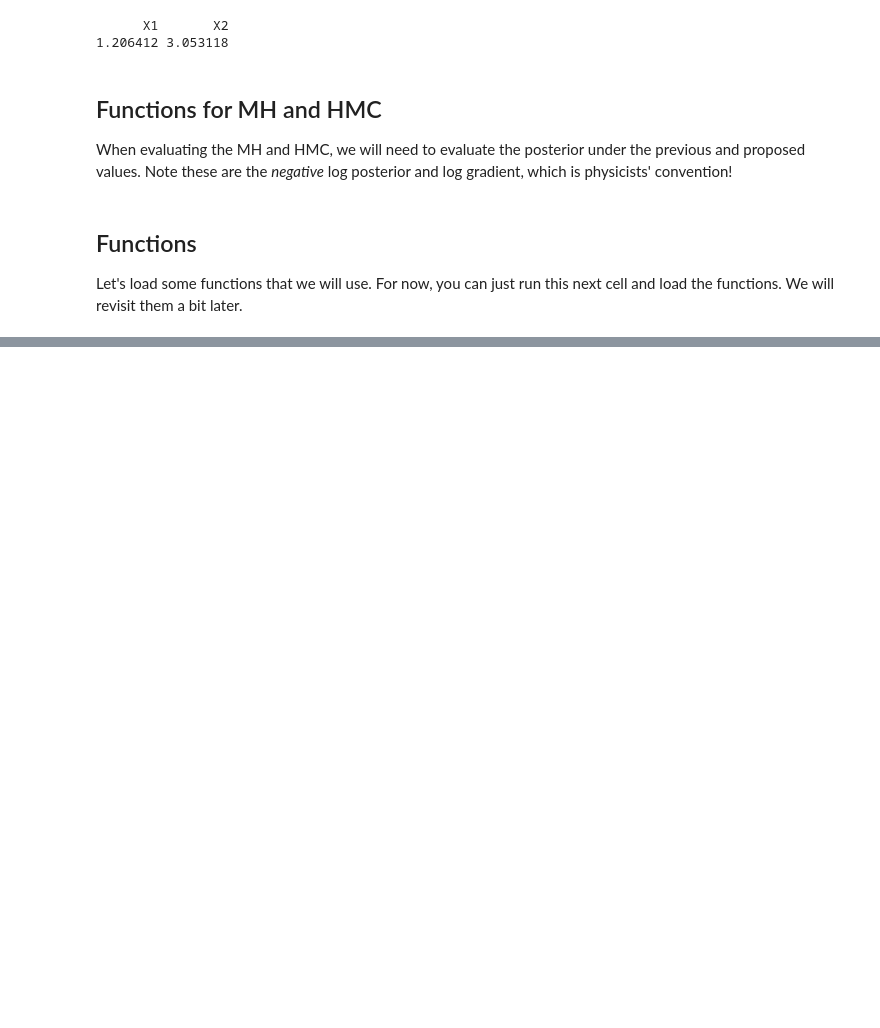
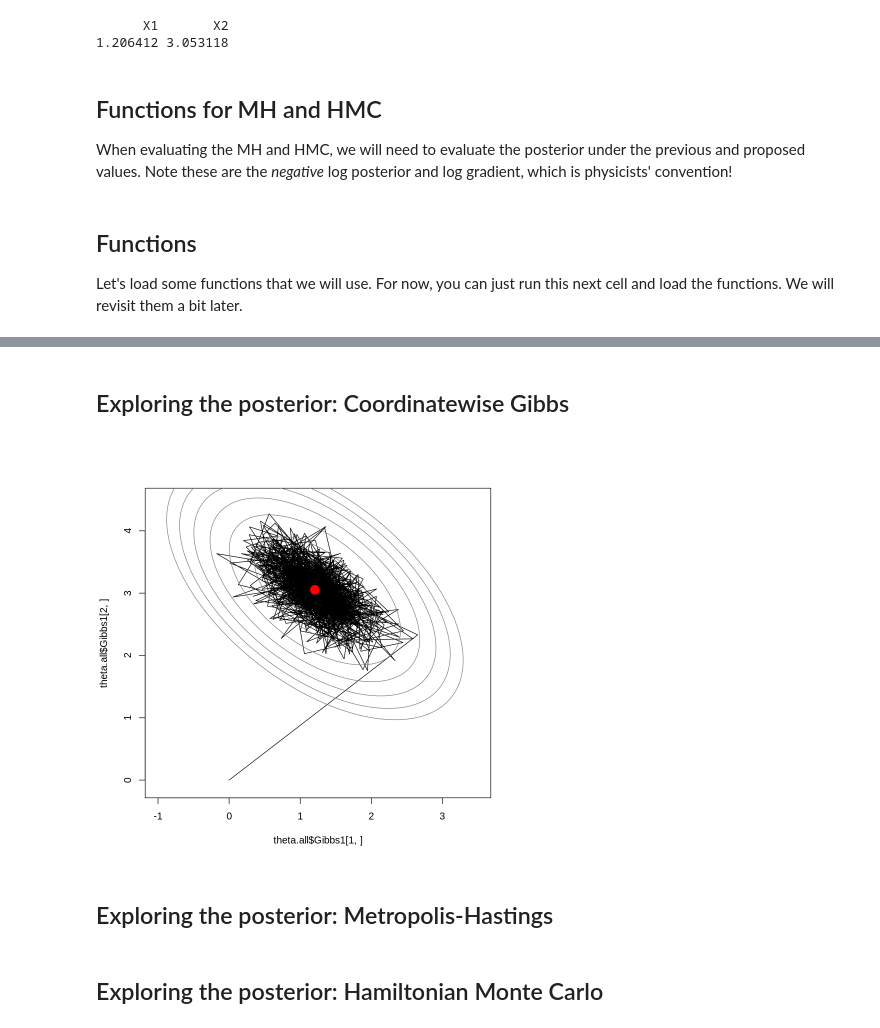
Before and after one commit to ratkovic/FSU, a Jupyter notebook: ProblemSet1.ipynb, the cells around one changed output, grey strips where cells are left out. Saved outputs shown, nothing was run; the diff lists cells and outputs as text; code cells hidden in the pictures; blank space fills up the shorter version.

```diff
--- a/ProblemSet1.ipynb
+++ b/ProblemSet1.ipynb
@@ -459,0 +662,27 @@ MH <- function (U, epsilon, current_q)
+# %% [markdown]
+## Exploring the posterior: Coordinatewise Gibbs
+# %%
+plot(
+  theta.all$Gibbs1[1, ],
+  theta.all$Gibbs1[2, ],
+  type = "l",
+  xlim = c(-1, 3.5),
+  ylim = c(-.1, 4.5)
+)
+points(
+  theta.map[1],
+  theta.map[2],
+  pch = 19,
+  col = "red",
+  cex = 2
+)
+
+for (i.alpha in 1:6)
+  mixtools::ellipse(theta.map,
+                    solve(crossprod(X)),
+                    alpha = 10 ^ (-i.alpha),
+                    col = gray(.5))
+# %% [output]
+[figure, added]
+# %% [markdown]
+## Exploring the posterior: Metropolis-Hastings
@@ -459,0 +710,2 @@ MH <- function (U, epsilon, current_q)
+# %% [markdown]
+## Exploring the posterior: Hamiltonian Monte Carlo
```
Also changed, not shown: parts of 29 cells of this notebook.
